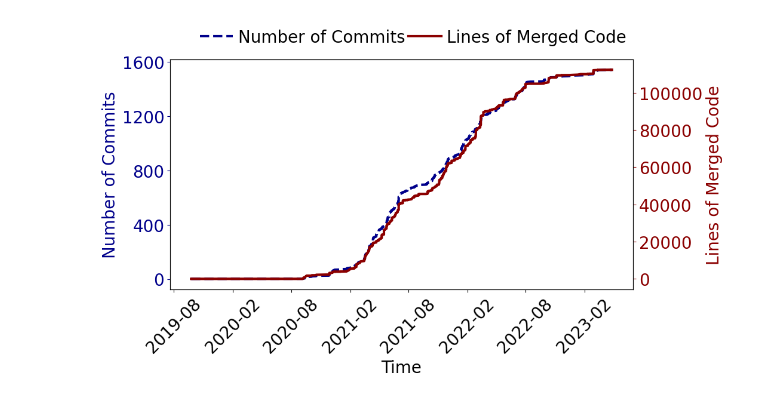
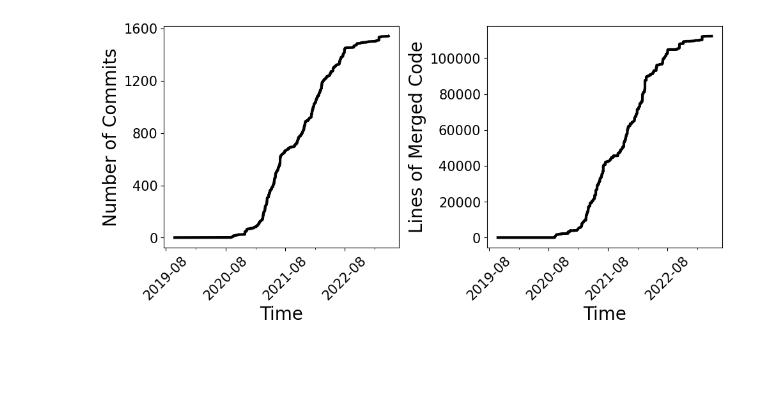
Before and after one commit to Richardhongyu/rfl_empirical_tools, a Jupyter notebook: figures_ppt/figure6.ipynb, the cells around one changed output. Saved outputs shown, nothing was run; the diff lists cells and outputs as text; code cells hidden in the pictures; blank space fills up the shorter version.

```diff
--- a/figures_ppt/figure6.ipynb
+++ b/figures_ppt/figure6.ipynb
@@ -18,32 +18,77 @@ def plot():
     ax1.plot(np.array(x1), y1, linewidth = lw, color='darkblue', linestyle = "--", label="Number of Commits")
 
     ax=plt.gca()
     ax.xaxis.set_major_formatter(mdates.DateFormatter('%Y-%m'))
     ax.xaxis.set_major_locator(mdates.MonthLocator(interval=6))
     ax.yaxis.set_major_locator(MultipleLocator(400))
 
     plt.tick_params(axis='y',colors='darkblue')
     plt.xticks(fontsize=ft, rotation=45)
     plt.yticks(fontsize=ft)
     ax1.set_ylabel("Number of Commits",  color='darkblue', fontsize=ft)
     ax1.set_xlabel('Time',  fontsize=ft)
     plt.legend(fontsize=ft, loc=3, bbox_to_anchor=(0.05, 1.03), ncol=1,borderaxespad = 0., frameon=False,handletextpad=0.3)
 
     ax2 = ax1.twinx()  # this is the important function
     ax2.plot(np.array(x2), y2, 'r', linewidth = lw, color="darkred", label="Lines of Merged Code")
 
     ax=plt.gca()
     ax.yaxis.set_major_locator(MultipleLocator(20000))
 
     plt.tick_params(axis='y',colors='darkred')
     plt.xticks(fontsize=ft)
     plt.yticks(fontsize=ft)
     ax2.set_ylabel("Lines of Merged Code", color='darkred',fontsize=ft)
 
 
     plt.legend(fontsize=ft, loc=3, bbox_to_anchor=(0.5, 1.03), ncol=1,borderaxespad = 0., frameon=False,handletextpad=0.3)
     plt.savefig("./figure6.pdf", bbox_inches="tight")
 
-plot()
+def plot1():
+    ft = 20
+    lw = 3
+    lbs = 15
+    x1 = np.load("sorted_commit_dates.npy")
+    y1 = np.load("commit_count_values.npy")
+    x2 = np.load("sorted_commit_dates_code.npy")
+    y2 = np.load("commit_count_values_code.npy")
+
+    fig, (ax1, ax2) = plt.subplots(1, 2, figsize=(10,5), dpi=100)
+    ax1.plot(np.array(x1), y1, linewidth = lw, label="Number of Commits", color='black')
+
+
+    ax1.xaxis.set_major_formatter(mdates.DateFormatter('%Y-%m'))
+    ax1.xaxis.set_major_locator(mdates.MonthLocator(interval=12))
+    ax1.xaxis.set_minor_locator(mdates.MonthLocator(interval=6))
+    ax1.yaxis.set_major_locator(MultipleLocator(400))
+
+    # plt.tick_params(axis='y',colors='darkblue')
+    # plt.xticks(fontsize=ft, rotation=45)
+    # plt.yticks(fontsize=ft)
+    ax1.tick_params(labelsize=lbs, rotation=45, axis='x')
+    ax1.tick_params(labelsize=lbs, axis='y')
+    ax1.set_ylabel("Number of Commits", fontsize=ft)
+    ax1.set_xlabel('Time',  fontsize=ft)
+    # plt.legend(fontsize=ft, loc=3, bbox_to_anchor=(0.05, 1.03), ncol=1,borderaxespad = 0., frameon=False,handletextpad=0.3)
+
+    # ax2 = ax1.twinx()  # this is the important function
+    ax2.plot(np.array(x2), y2, 'r', linewidth = lw, label="Lines of Merged Code", color='black')
+
+    ax2.yaxis.set_major_locator(MultipleLocator(20000))
+    ax2.xaxis.set_major_formatter(mdates.DateFormatter('%Y-%m'))
+    ax2.xaxis.set_major_locator(mdates.MonthLocator(interval=12))
+    ax2.xaxis.set_minor_locator(mdates.MonthLocator(interval=6))
+
+    # plt.tick_params(axis='y',colors='darkred')
+    ax2.set_ylabel("Lines of Merged Code", fontsize=ft)
+    ax2.tick_params(labelsize=lbs, axis='y')
+    ax2.tick_params(labelsize=lbs, rotation=45, axis='x')
+    ax2.set_xlabel('Time',  fontsize=ft)
+
+    fig.tight_layout()
+    # plt.legend(fontsize=ft, loc=3, bbox_to_anchor=(0.5, 1.03), ncol=1,borderaxespad = 0., frameon=False,handletextpad=0.3)
+    plt.savefig("./figure6.pdf", bbox_inches="tight")
+
+plot1()
 # %% [output]
-[figure, old version]
+[figure, new version]
```
Also changed, not shown: 5 other files.
